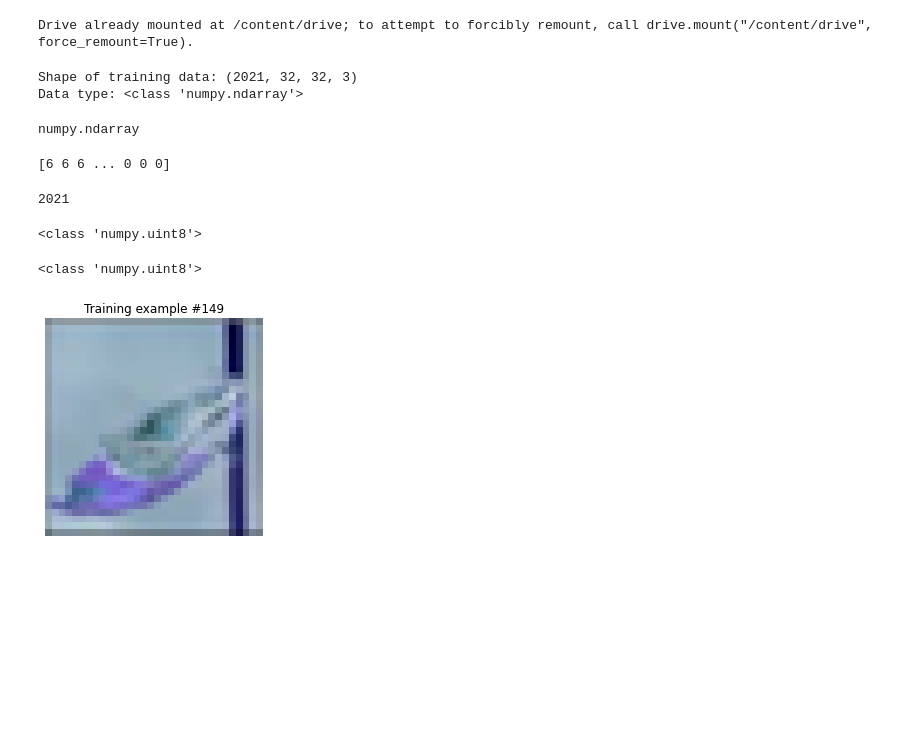
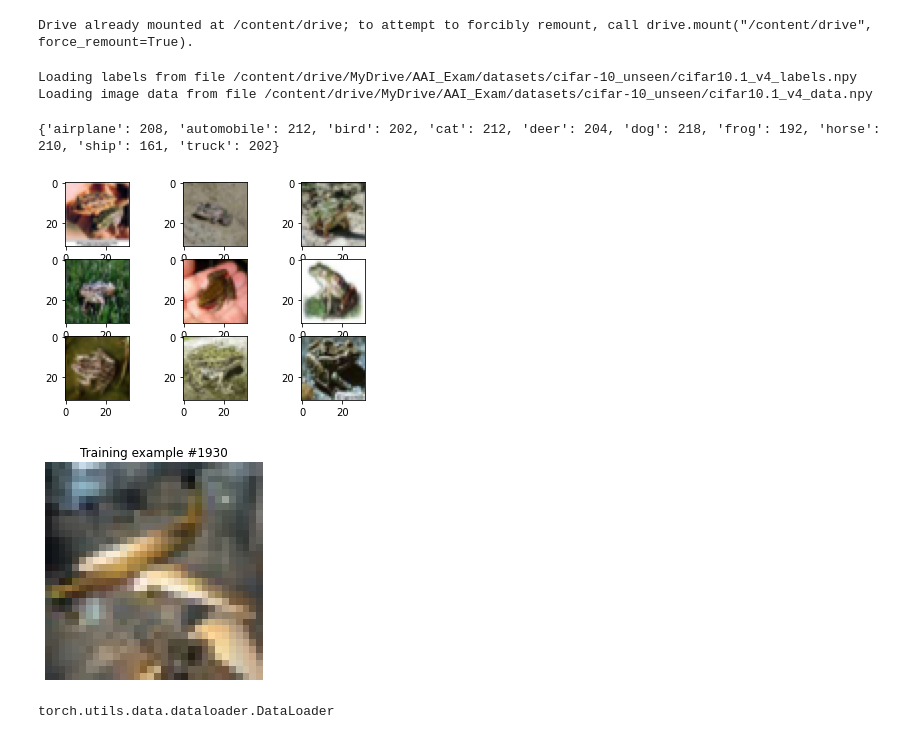
Before and after one commit to ingimar-eyfjord/AAI_exam, a Jupyter notebook: GPU Accelerated.ipynb, the cells around one changed output. Drawn from its saved outputs; the diff is of its cells as text; code cells hidden in the pictures; blank space fills up the shorter version.

```diff
--- a/GPU Accelerated.ipynb
+++ b/GPU Accelerated.ipynb
@@ -600,17 +600,3 @@ from google.colab import drive
 drive.mount('/content/drive')
 # %% [output]
 Drive already mounted at /content/drive; to attempt to forcibly remount, call drive.mount("/content/drive", force_remount=True).
-# %%
-image_size = 64
-data_path = '/content/drive/MyDrive/AAI_Exam/datasets/cifar-10_unseen/cifar10.1_v4_data.npy'
-labels_path = '/content/drive/MyDrive/AAI_Exam/datasets/cifar-10_unseen/cifar10.1_v4_labels.npy'
-X_train = np.load(data_path)
-X_labels = np.load(labels_path)
-print(f"Shape of training data: {X_train.shape}")
-print(f"Data type: {type(X_train)}")
-for i in range(X_train.shape[0]):
-  type(X_train[i])
-  # X_train[i]['classes']['label'] = X_labels[i]
-# %% [output]
-Shape of training data: (2021, 32, 32, 3)
-Data type: <class 'numpy.ndarray'>
@@ -616,0 +653,27 @@ Data type: <class 'numpy.ndarray'>
+# %%
+images, labels = load_new_test_data('v4')
+# %% [output]
+Loading labels from file /content/drive/MyDrive/AAI_Exam/datasets/cifar-10_unseen/cifar10.1_v4_labels.npy
+Loading image data from file /content/drive/MyDrive/AAI_Exam/datasets/cifar-10_unseen/cifar10.1_v4_data.npy
+# %%
+#Finding the number of occurences for each class in the new dataset
+cifar10_label_names = ['airplane', 'automobile', 'bird', 'cat', 'deer', 'dog', 'frog', 'horse', 'ship', 'truck']
+classes = {  "airplane": 0,
+          "automobile": 0,
+          "bird": 0,
+          "cat": 0,
+          "deer": 0,
+          "dog": 0,
+          "frog": 0,
+          "horse": 0,
+          "ship": 0,
+          "truck": 0
+       }
+for i in range(len(images)):
+    for i2 in range(len(cifar10_label_names)):
+        if i2 == labels[i]:
+            classes[cifar10_label_names[i2]] = classes[cifar10_label_names[i2]] + 1
+
+print(classes)
+# %% [output]
+{'airplane': 208, 'automobile': 212, 'bird': 202, 'cat': 212, 'deer': 204, 'dog': 218, 'frog': 192, 'horse': 210, 'ship': 161, 'truck': 202}
@@ -617,16 +701,10 @@ Data type: <class 'numpy.ndarray'>
 # %%
-type(X_train)
+for i in range(9):
+	# define subplot
+	pyplot.subplot(330 + 1 + i)
+	# plot raw pixel data
+	pyplot.imshow(images[i])
+# show the figure
+pyplot.show()
 # %% [output]
-numpy.ndarray
+[figure, added]
-# %%
-print(X_labels)
-# %% [output]
-[6 6 6 ... 0 0 0]
-# %%
-len(X_labels)
-# %% [output]
-2021
-# %%
-print(type(X_train[0][0][0][0]))
-# %% [output]
-<class 'numpy.uint8'>
@@ -638,17 +711,13 @@ X_train = img
-# %%
-print(type(X_train[0][0][0][0]))
-# %% [output]
-<class 'numpy.uint8'>
 # %%
 import random
 
-random_image = random.randint(0, len(X_train))
-plt.imshow(X_train[random_image])
+random_image = random.randint(0, len(images))
+plt.imshow(images[random_image])
 plt.title(f"Training example #{random_image}")
 plt.axis('off')
 plt.show()
 # %% [output]
-[figure, old version]
+[figure, new version]
 # %%
 from torch.utils.data import DataLoader, Dataset
 import torchvision.transforms as T
@@ -698,0 +759,4 @@ def show_batch(dl, nmax=64):
+# %%
+type(unseen_images)
+# %% [output]
+torch.utils.data.dataloader.DataLoader
```
Also changed, not shown: parts of 26 cells of this notebook.
